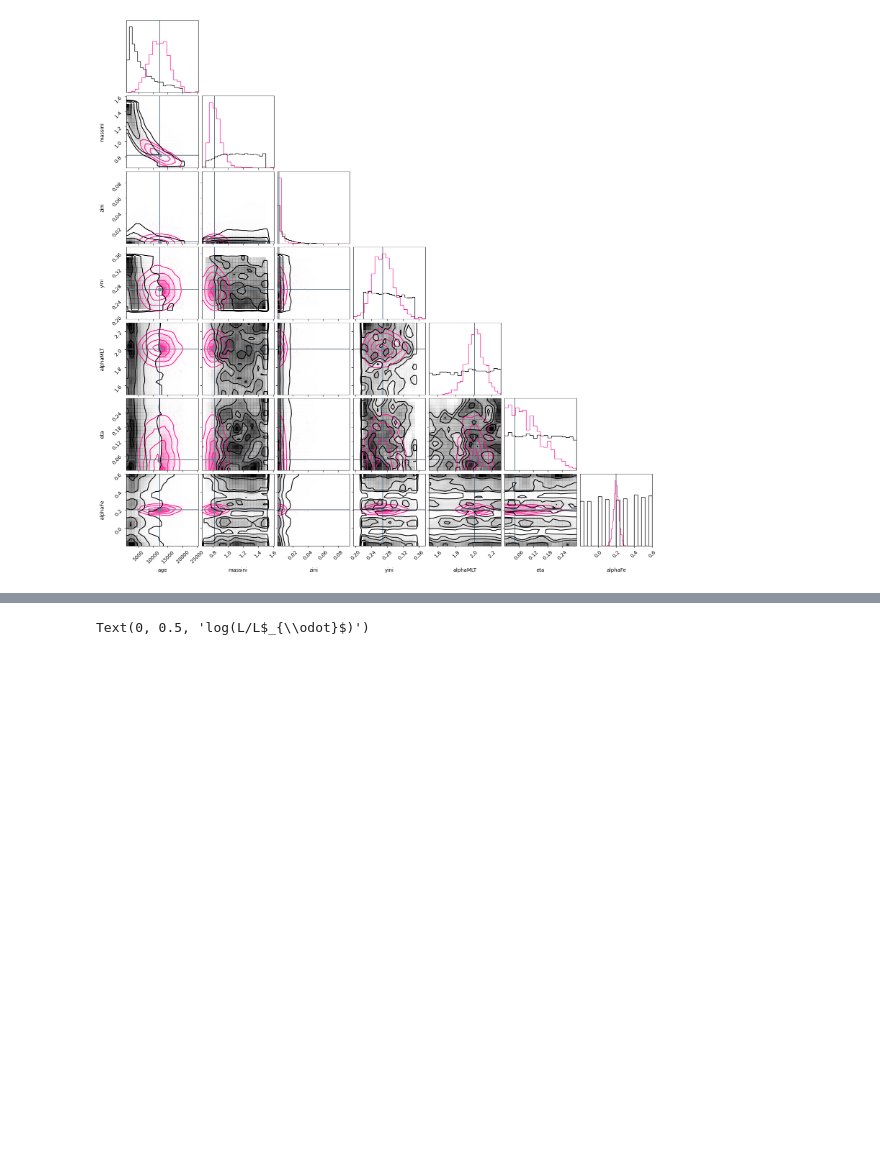
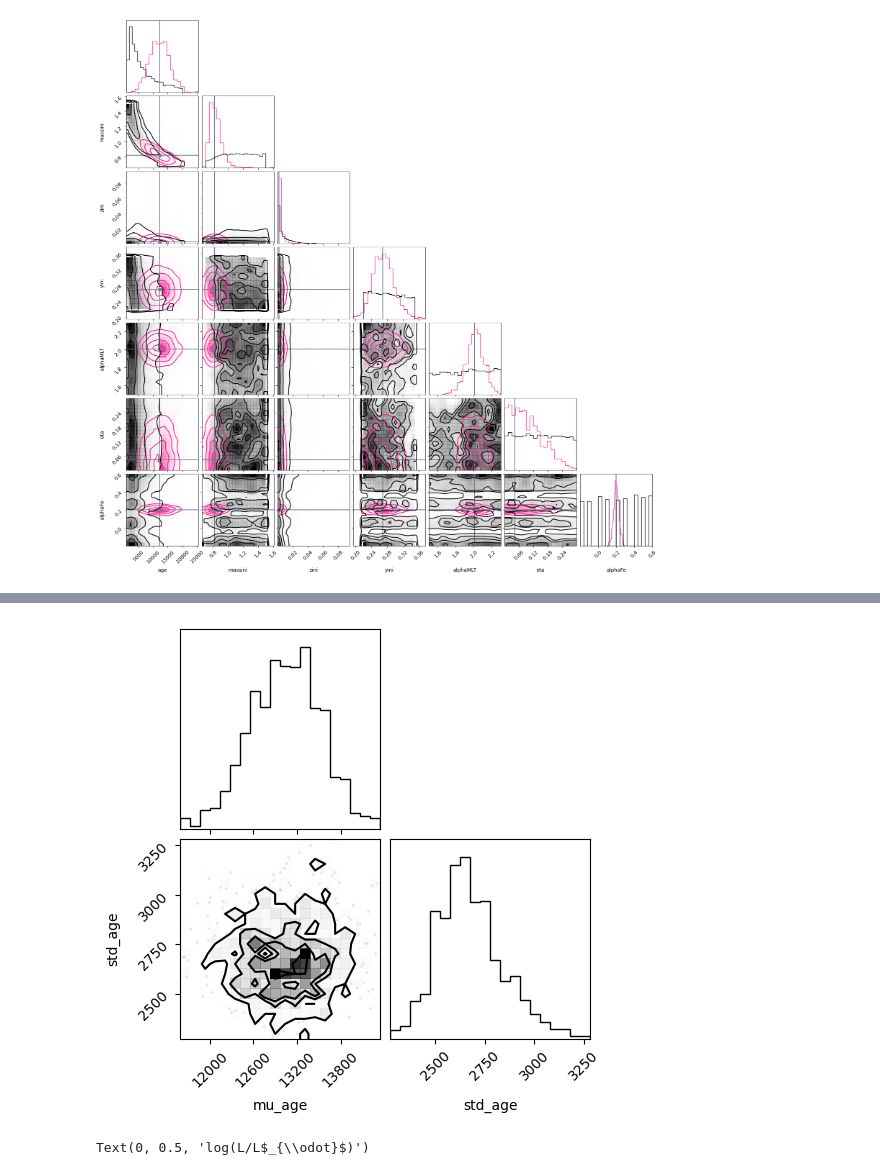
Before and after one commit to ehatt98/M4-hierarchical, a Jupyter notebook: notebooks/test-sampling-hierarchical-age.ipynb, the cells around one changed output, grey strips where cells are left out. Saved outputs shown, nothing was run; the diff lists cells and outputs as text; code cells hidden in the pictures; blank space fills up the shorter version.

Commit message:
doing hierarchical things

```diff
--- a/notebooks/test-sampling-hierarchical-age.ipynb
+++ b/notebooks/test-sampling-hierarchical-age.ipynb
@@ -288,3 +274,8 @@ plt.show()
+# %%
+corner.corner(data, group="posterior", var_names = hierarchical_params, coords = {'star':0})
+plt.show()
+# %% [output]
+[figure, added]
 # %%
 cluster_df = pd.DataFrame(columns = model_outputs.outputs)
 
```
Also changed, not shown: parts of 10 cells of this notebook, 2 other files.
